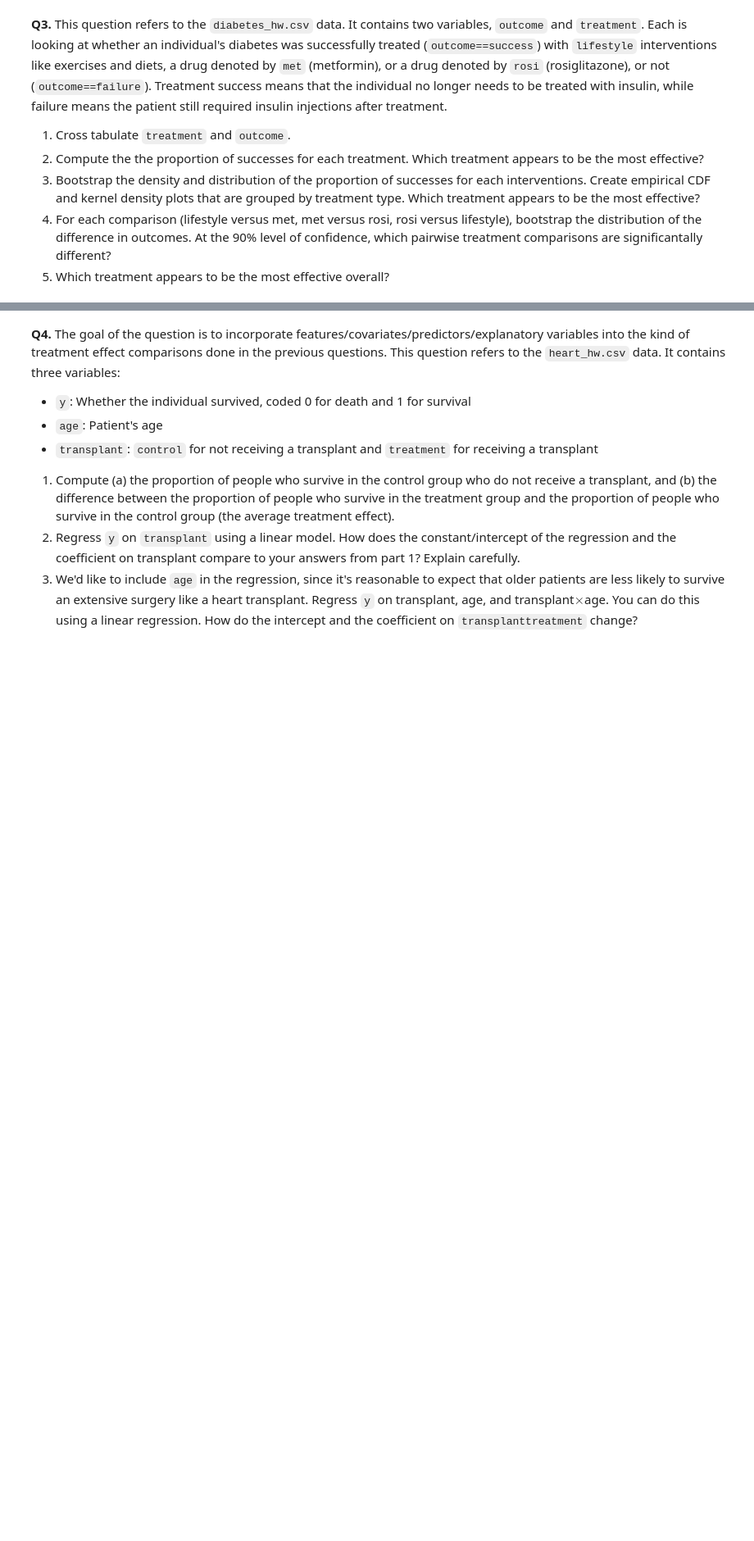
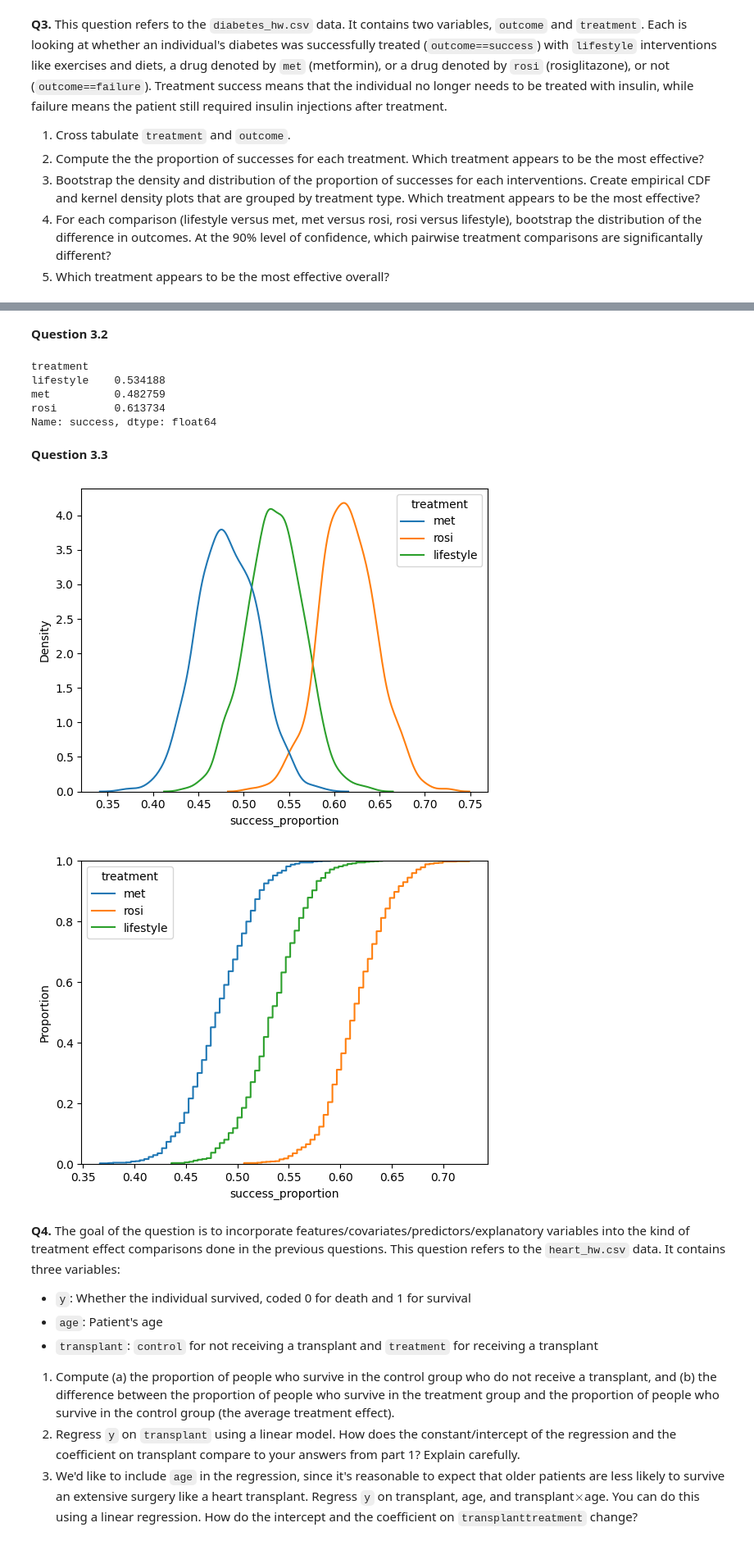
Before and after one commit to JackPMoore/the_bootstrap, a Jupyter notebook: final.ipynb, the cells around one changed output, grey strips where cells are left out. Shown at 82% size. Saved outputs shown, nothing was run; the diff lists cells and outputs as text; code cells hidden in the pictures; blank space fills up the shorter version.

```diff
--- a/final.ipynb
+++ b/final.ipynb
@@ -160,0 +163,2 @@ While this dataset was robust with 89,000+ observations, there was no informatio
+# %%
+diabetes = pd.read_csv("the_bootstrap/data/diabetes_hw.csv")
@@ -160,0 +178,3 @@ While this dataset was robust with 89,000+ observations, there was no informatio
+# %%
+diabetes['success'] = 0
+diabetes.loc[diabetes['outcome']=='success','success']=1
@@ -161,3 +189,45 @@ While this dataset was robust with 89,000+ observations, there was no informatio
+# %% [markdown]
+**Question 3.2**
+# %%
+success_proportion = diabetes.groupby('treatment')['success'].mean()
+print(success_proportion)
+# %% [output]
+treatment
+lifestyle    0.534188
+met          0.482759
+rosi         0.613734
+Name: success, dtype: float64
+# %% [markdown]
+**Question 3.3**
+# %%
+treatments = diabetes['treatment'].unique()
+
+# Simulation:
+S = 1000
+diff = np.zeros((S, len(treatments)))
+
+# Bootstrapping:
+for s in range(S):
+    for i, treatment in enumerate(treatments):
+        sample_data = diabetes.loc[diabetes['treatment'] == treatment, 'success'].sample(frac=1, replace=True)
+        diff[s, i] = sample_data.mean()
+
+# Create a DataFrame for plotting
+rdf = pd.DataFrame({'treatment': np.tile(treatments, S), 'success_proportion': diff.flatten()})
+
+# Convert 'success' column to float type
+rdf['success_proportion'] = rdf['success_proportion'].astype(float)
+
+# Density plot of success proportions
+sns.kdeplot(data=rdf, x='success_proportion', hue='treatment')
+plt.show()
+
+# ECDF of success proportions
+sns.ecdfplot(data=rdf, x='success_proportion', hue='treatment')
+plt.show()
+# %% [output]
+[figure, added]
+[figure, added]
 # %% [markdown]
 **Q4.** The goal of the question is to incorporate features/covariates/predictors/explanatory variables into the kind of treatment effect comparisons done in the previous questions. This question refers to the `heart_hw.csv` data. It contains three variables:
 
```
Also changed, not shown: parts of 5 cells of this notebook.
